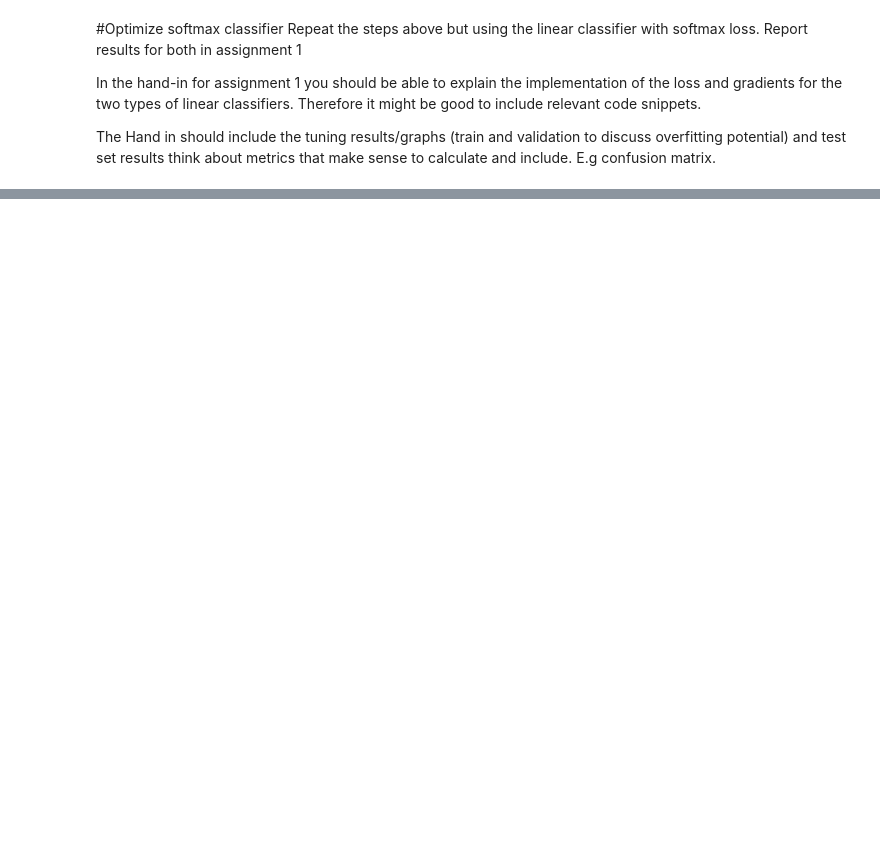
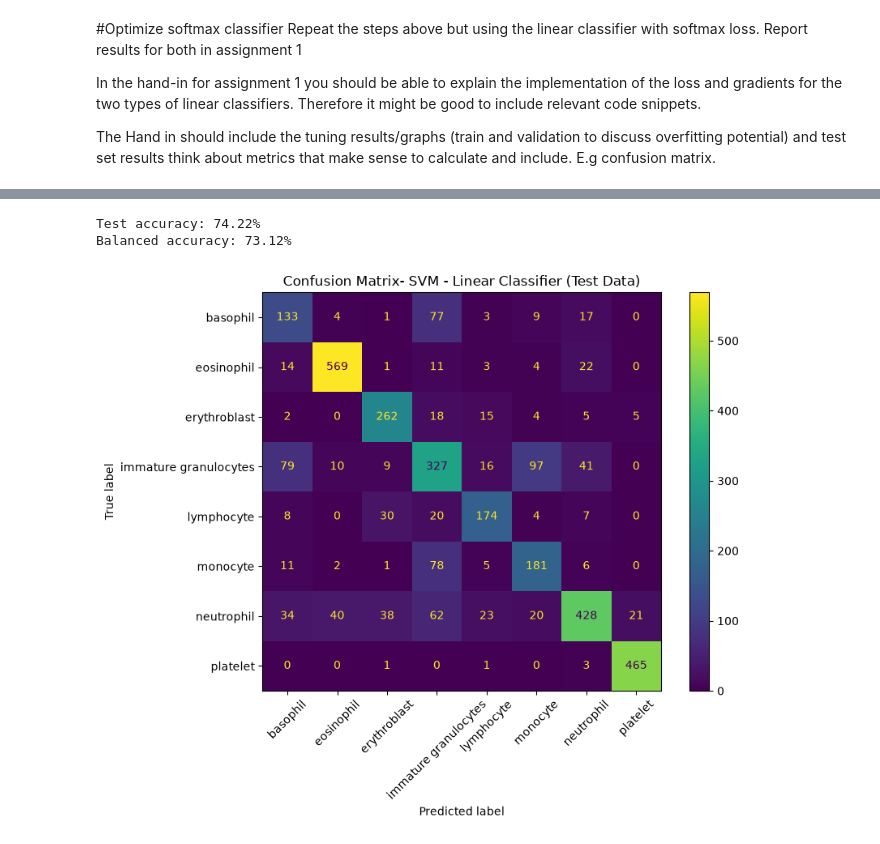
Before and after one commit to Jona615m/Deeplearning, a Jupyter notebook: Assignment_1/Deep_Learning_Assignment1_2_LinClassify_2026 (1).ipynb, the cells around one changed output, grey strips where cells are left out. Drawn from its saved outputs; the diff is of its cells as text; code cells hidden in the pictures; blank space fills up the shorter version.

```diff
--- a/Assignment_1/Deep_Learning_Assignment1_2_LinClassify_2026 (1).ipynb
+++ b/Assignment_1/Deep_Learning_Assignment1_2_LinClassify_2026 (1).ipynb
@@ -737,0 +837,29 @@ lr=1e-06, reg=0.01, accuracy=74.80%
+# %%
+from sklearn.metrics import confusion_matrix, ConfusionMatrixDisplay
+
+# 1. Preprocess the test data (mirroring the train/val pipeline)
+X_test = np.reshape(testImages, (testImages.shape[0], -1))
+X_test = X_test.astype(np.float32) - mean_image
+X_test = np.hstack([X_test, np.ones((X_test.shape[0], 1))])
+y_test = testLabels.flatten()
+
+# 2. Predict using the best model (using best_svm here as an example)
+test_predictions_svm = best_svm.predict(X_test)
+test_accuracy = np.mean(test_predictions_svm == y_test)
+print(f"Test accuracy: {test_accuracy * 100:.2f}%")
+from sklearn.metrics import balanced_accuracy_score
+print(f"Balanced accuracy: {balanced_accuracy_score(y_test, test_predictions_svm) * 100:.2f}%")
+
+# 3. Generate and plot the confusion matrix
+cm_svm = confusion_matrix(y_test, test_predictions_svm)
+labels = ['basophil','eosinophil','erythroblast','immature granulocytes','lymphocyte','monocyte','neutrophil','platelet']
+disp_svm = ConfusionMatrixDisplay(confusion_matrix=cm_svm, display_labels=labels)
+fig, ax = plt.subplots(figsize=(9, 7))
+disp_svm.plot(ax=ax, cmap=plt.cm.viridis, xticks_rotation=45)
+plt.title("Confusion Matrix- SVM - Linear Classifier (Test Data)")
+plt.tight_layout()
+plt.show()
+# %% [output]
+Test accuracy: 74.22%
+Balanced accuracy: 73.12%
+[figure, added]
```
Also changed, not shown: parts of 11 cells of this notebook, 1 other file.
